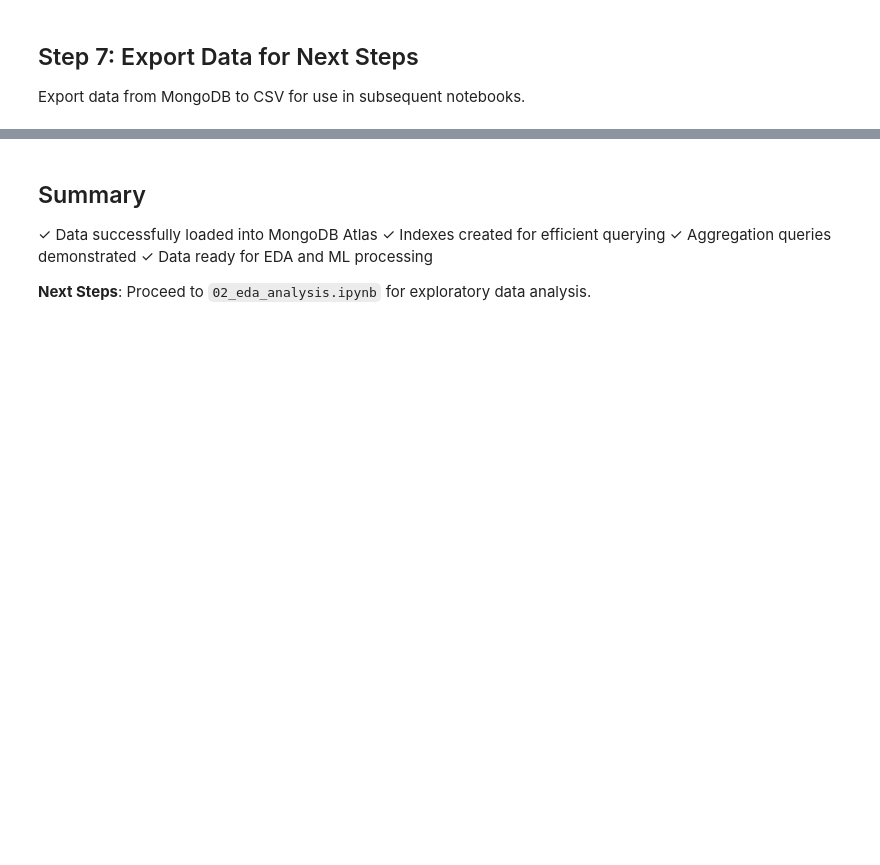
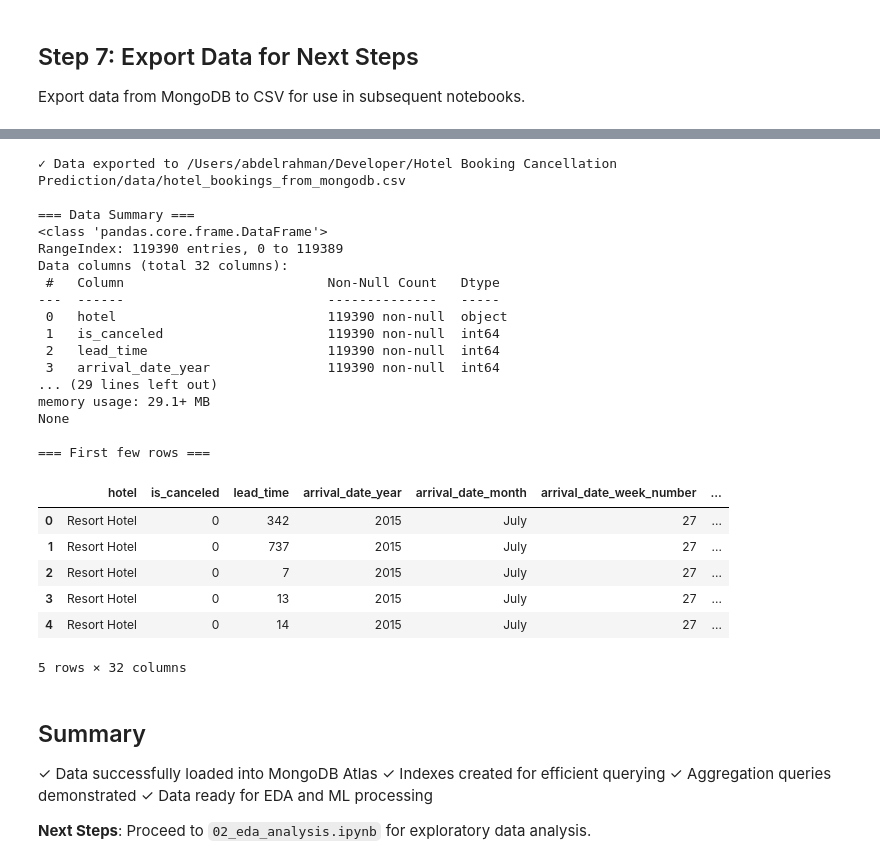
Before and after one commit to abdelrahman-abdelmoaty/hotel-booking-cancellation-prediction, a Jupyter notebook: notebooks/01_data_ingestion_mongodb.ipynb, the cells around one changed output, grey strips where cells are left out. Cells and saved outputs as stored; diff of their text form; code cells hidden in the pictures; blank space fills up the shorter version.

```diff
--- a/notebooks/01_data_ingestion_mongodb.ipynb
+++ b/notebooks/01_data_ingestion_mongodb.ipynb
@@ -55,0 +57,30 @@ print("MongoDB configuration set")
+# %%
+# MongoDB Connection Configuration
+# Using environment variables for security (recommended)
+# Create a .env file in the project root with your connection string
+
+from dotenv import load_dotenv
+load_dotenv()  # Load variables from .env file
+
+MONGODB_URI = os.getenv('MONGODB_URI')
+DB_NAME = os.getenv('MONGODB_DB', 'hotel_bookings')  # Default if not set
+COLLECTION_NAME = os.getenv('MONGODB_COLLECTION', 'bookings')  # Default if not set
+
+# Verify connection string is set
+if not MONGODB_URI:
+    print("⚠️ ERROR: MONGODB_URI not found in environment variables!")
+    print("\nTo fix this:")
+    print("1. Create a .env file in the project root directory")
+    print("2. Add your MongoDB connection string:")
+    print("   MONGODB_URI=mongodb+srv://username:password@cluster0.xxxxx.mongodb.net/?retryWrites=true&w=majority")
+    print("   MONGODB_DB=hotel_bookings")
+    print("   MONGODB_COLLECTION=bookings")
+    print("\n3. Get your connection string from MongoDB Atlas:")
+    print("   - Go to your cluster → Click 'Connect' → 'Connect your application' → 'Python'")
+    print("\n4. See MONGODB_SETUP.md for detailed instructions")
+    print("\nAlternatively, you can skip this notebook if you don't need MongoDB.")
+    raise ValueError("MONGODB_URI not set. Please create a .env file with your connection string.")
+else:
+    print("✓ MongoDB configuration loaded from .env file")
+    print(f"✓ Database: {DB_NAME}")
+    print(f"✓ Collection: {COLLECTION_NAME}")
@@ -335,14 +481,44 @@ print(f"\nColumns: {df_mongodb.columns.tolist()}")
 # %%
 # Save to CSV for next notebook (optional - can also load directly from MongoDB)
-output_path = "/content/hotel_bookings_from_mongodb.csv"
+import os
+
+# Use relative path from notebook location
+output_path = os.path.join("..", "data", "hotel_bookings_from_mongodb.csv")
+output_path = os.path.abspath(output_path)  # Convert to absolute path
+
 df_mongodb.to_csv(output_path, index=False)
 print(f"✓ Data exported to {output_path}")
 
 # Display summary
 print("\n=== Data Summary ===")
 print(df_mongodb.info())
 print("\n=== First few rows ===")
 display(df_mongodb.head())
+# %% [output]
+✓ Data exported to /Users/abdelrahman/Developer/Hotel Booking Cancellation Prediction/data/hotel_bookings_from_mongodb.csv
+
+=== Data Summary ===
+<class 'pandas.core.frame.DataFrame'>
+RangeIndex: 119390 entries, 0 to 119389
+Data columns (total 32 columns):
+ #   Column                          Non-Null Count   Dtype
+---  ------                          --------------   -----
+ 0   hotel                           119390 non-null  object
+ 1   is_canceled                     119390 non-null  int64
+ 2   lead_time                       119390 non-null  int64
+ 3   arrival_date_year               119390 non-null  int64
+... (29 lines left out)
+memory usage: 29.1+ MB
+None
+
+=== First few rows ===
+|  | hotel | is_canceled | lead_time | arrival_date_year | arrival_date_month | arrival_date_week_number | ... |
+| 0 | Resort Hotel | 0 | 342 | 2015 | July | 27 | ... |
+| 1 | Resort Hotel | 0 | 737 | 2015 | July | 27 | ... |
+| 2 | Resort Hotel | 0 | 7 | 2015 | July | 27 | ... |
+| 3 | Resort Hotel | 0 | 13 | 2015 | July | 27 | ... |
+| 4 | Resort Hotel | 0 | 14 | 2015 | July | 27 | ... |
+5 rows × 32 columns
 # %% [markdown]
 ## Summary
 
```
Also changed, not shown: parts of 18 cells of this notebook, 9 other files.
